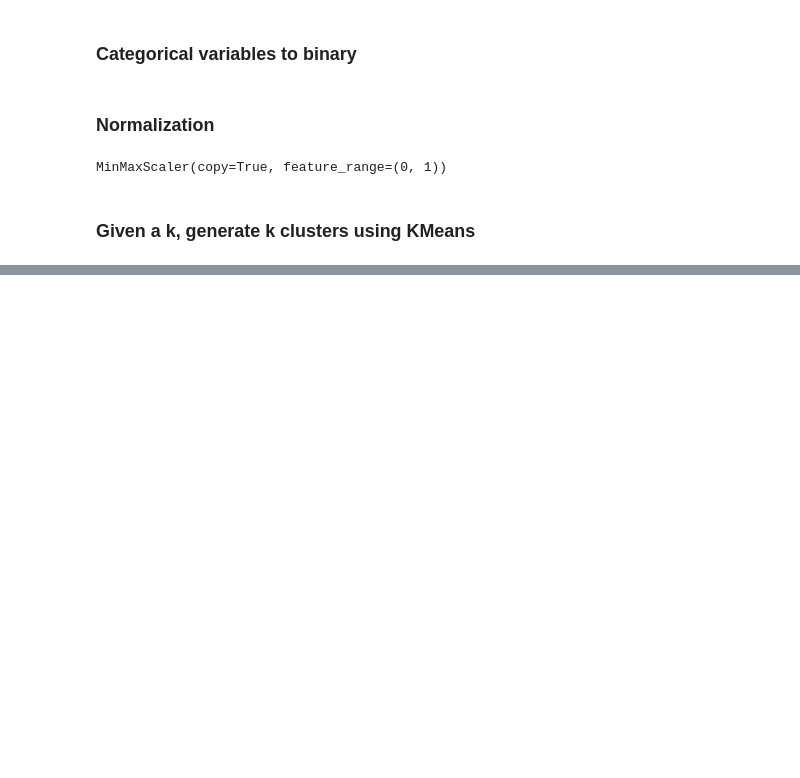
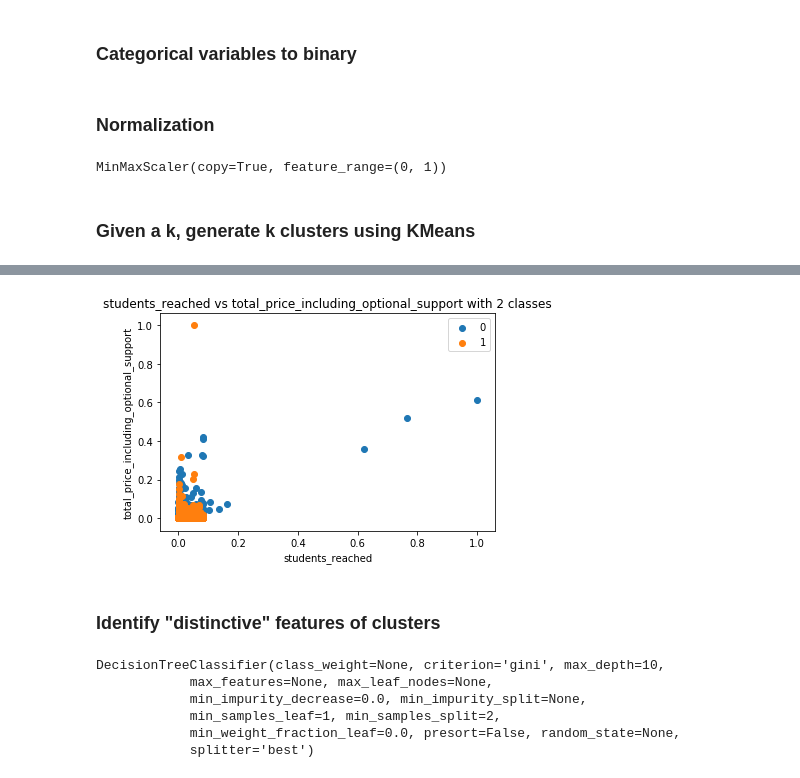
Before and after one commit to laurenjli/ml-pubpol, a Jupyter notebook: hw4/hw4_analysis.ipynb, the cells around one changed output, grey strips where cells are left out. Cells and saved outputs as stored; diff of their text form; code cells hidden in the pictures; blank space fills up the shorter version.

Commit message:
added kmeans functions to pipeline and analysis

```diff
--- a/hw4/hw4_analysis.ipynb
+++ b/hw4/hw4_analysis.ipynb
@@ -42,9 +46,9 @@ for c in cat_col:
 # %%
-df = pp.na_fill_col(df, 'students_reached', np.nanmean)
+df_final = pp.na_fill_col(df, 'students_reached', np.nanmean)
 # %% [markdown]
 ### Categorical variables to binary
 # %%
-df = pp.feat_binary(df, ['school_metro','school_charter','primary_focus_subject','primary_focus_area', 'grade_level', 'resource_type'])
+df_final = pp.feat_binary(df, ['school_metro','school_charter','primary_focus_subject','primary_focus_area', 'grade_level', 'resource_type'])
 # %% [markdown]
 ### Normalization
 # %%
@@ -78,5 +62,5 @@ list(df.columns)
 # %%
-features = ['school_metro_rural',
+cat_feat = ['school_metro_rural',
  'school_metro_suburban',
  'school_metro_urban',
  'school_charter_f',
@@ -124,5 +108,6 @@ features = ['school_metro_rural',
  'resource_type_Supplies',
  'resource_type_Technology',
  'resource_type_Trips',
- 'resource_type_Visitors',
-    'total_price_including_optional_support', 'students_reached']
+ 'resource_type_Visitors']
+num_feat = ['total_price_including_optional_support', 'students_reached']
+features = cat_feat + num_feat
@@ -212,0 +114,2 @@ res2.sort_values('percent', ascending=False)
+# %%
+df_final['cluster_prediction'] = pp.kmeans_label(KMeans(), {'n_clusters':2}, df_final[features])
@@ -212,0 +149,6 @@ res2.sort_values('percent', ascending=False)
+# %%
+pp.plot_2d_cluster(df_final, 'cluster_prediction','students_reached', 'total_price_including_optional_support')
+# %% [output]
+[figure, added]
+# %% [markdown]
+### Identify "distinctive" features of clusters
@@ -212,0 +163,11 @@ res2.sort_values('percent', ascending=False)
+# %%
+# fit classifier
+dt_1 = DecisionTreeClassifier(max_depth = 10)
+dt_1.fit(df_final[features], df_final['cluster_prediction'])
+# %% [output]
+DecisionTreeClassifier(class_weight=None, criterion='gini', max_depth=10,
+            max_features=None, max_leaf_nodes=None,
+            min_impurity_decrease=0.0, min_impurity_split=None,
+            min_samples_leaf=1, min_samples_split=2,
+            min_weight_fraction_leaf=0.0, presort=False, random_state=None,
+            splitter='best')
```
Also changed, not shown: parts of 28 cells of this notebook, 4 other files.
